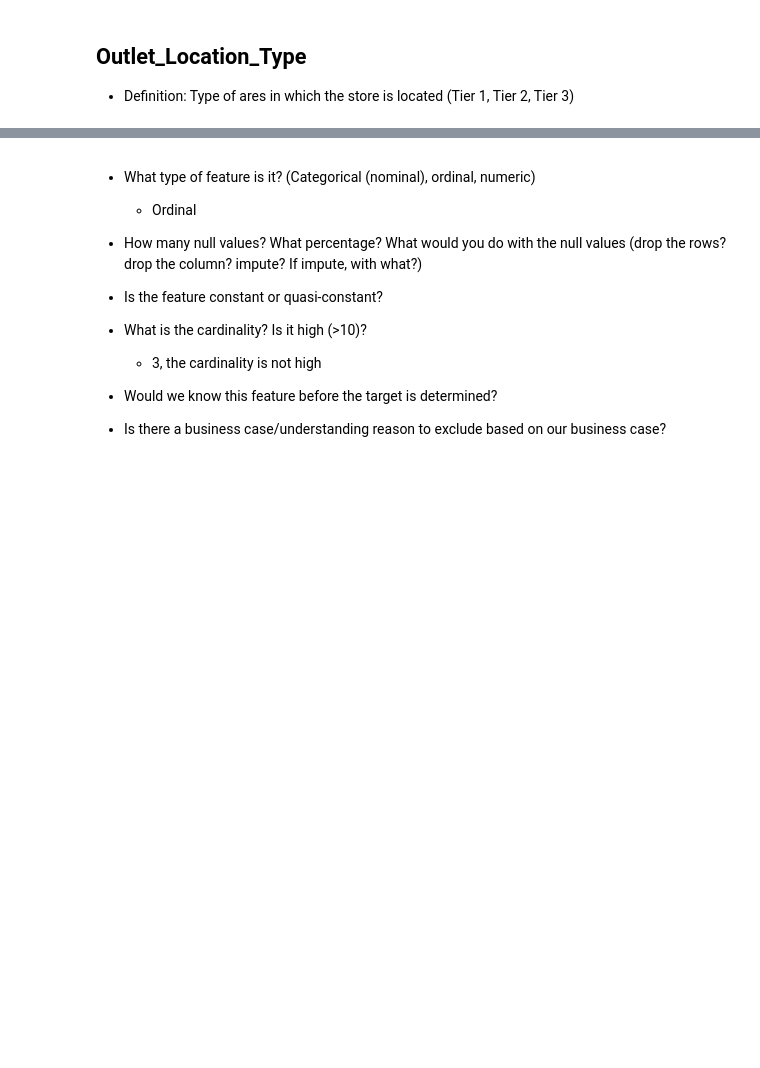
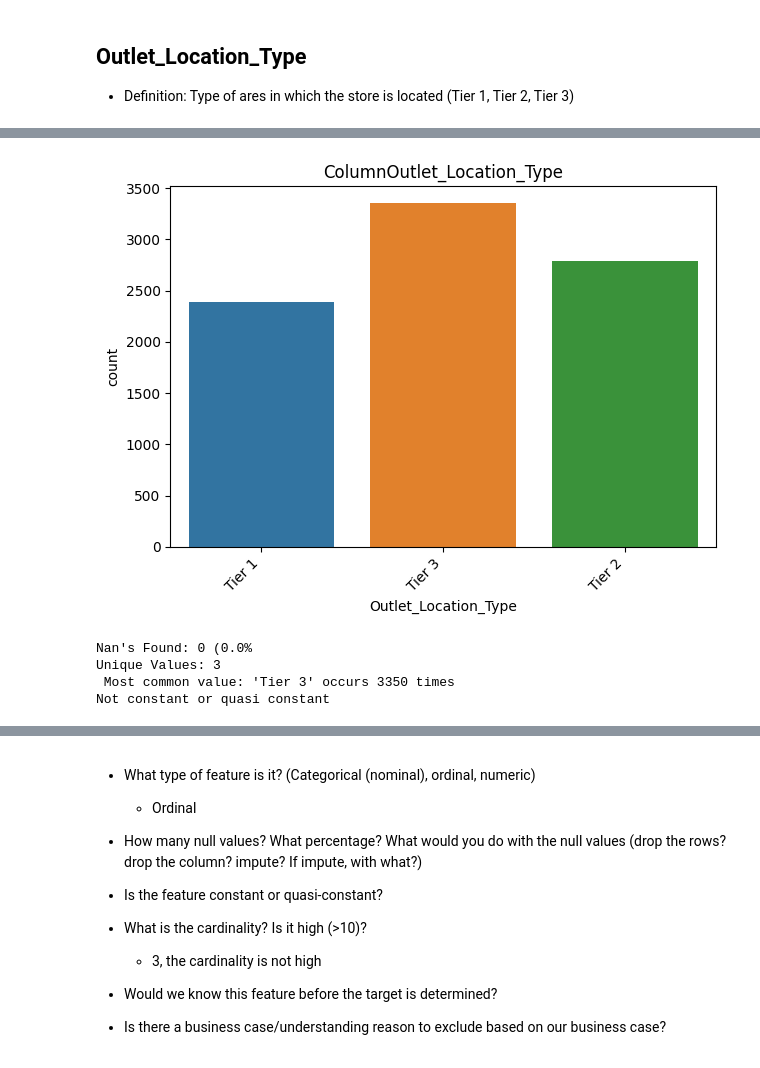
Before and after one commit to donmarcolaureano/predictionofproductsales, a Jupyter notebook: PredictionOfProductSales.ipynb, the cells around one changed output, grey strips where cells are left out. Saved outputs shown, nothing was run; the diff lists cells and outputs as text; code cells hidden in the pictures; blank space fills up the shorter version.

```diff
--- a/PredictionOfProductSales.ipynb
+++ b/PredictionOfProductSales.ipynb
@@ -880,3 +882,11 @@ ax.legend(loc=(1.02,0));
+# %%
+explore_categorical(df_sales_predictions, 'Outlet_Location_Type');
+# %% [output]
+[figure, added]
+Nan's Found: 0 (0.0%
+Unique Values: 3
+ Most common value: 'Tier 3' occurs 3350 times
+Not constant or quasi constant
 # %%
 # check cardinality
 nunique = df_sales_predictions['Outlet_Location_Type'].nunique()
```
Also changed, not shown: parts of 8 cells of this notebook.
